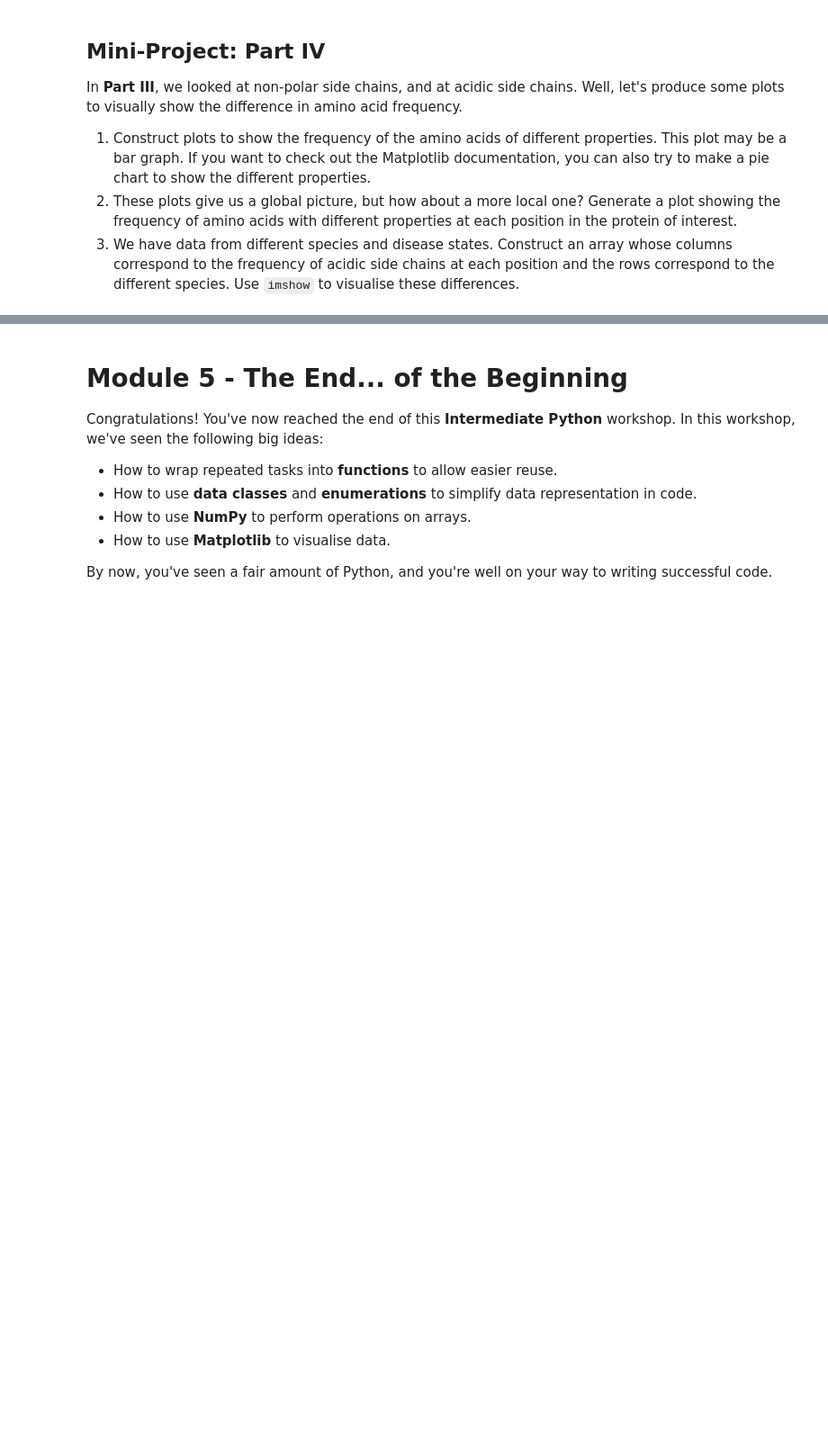
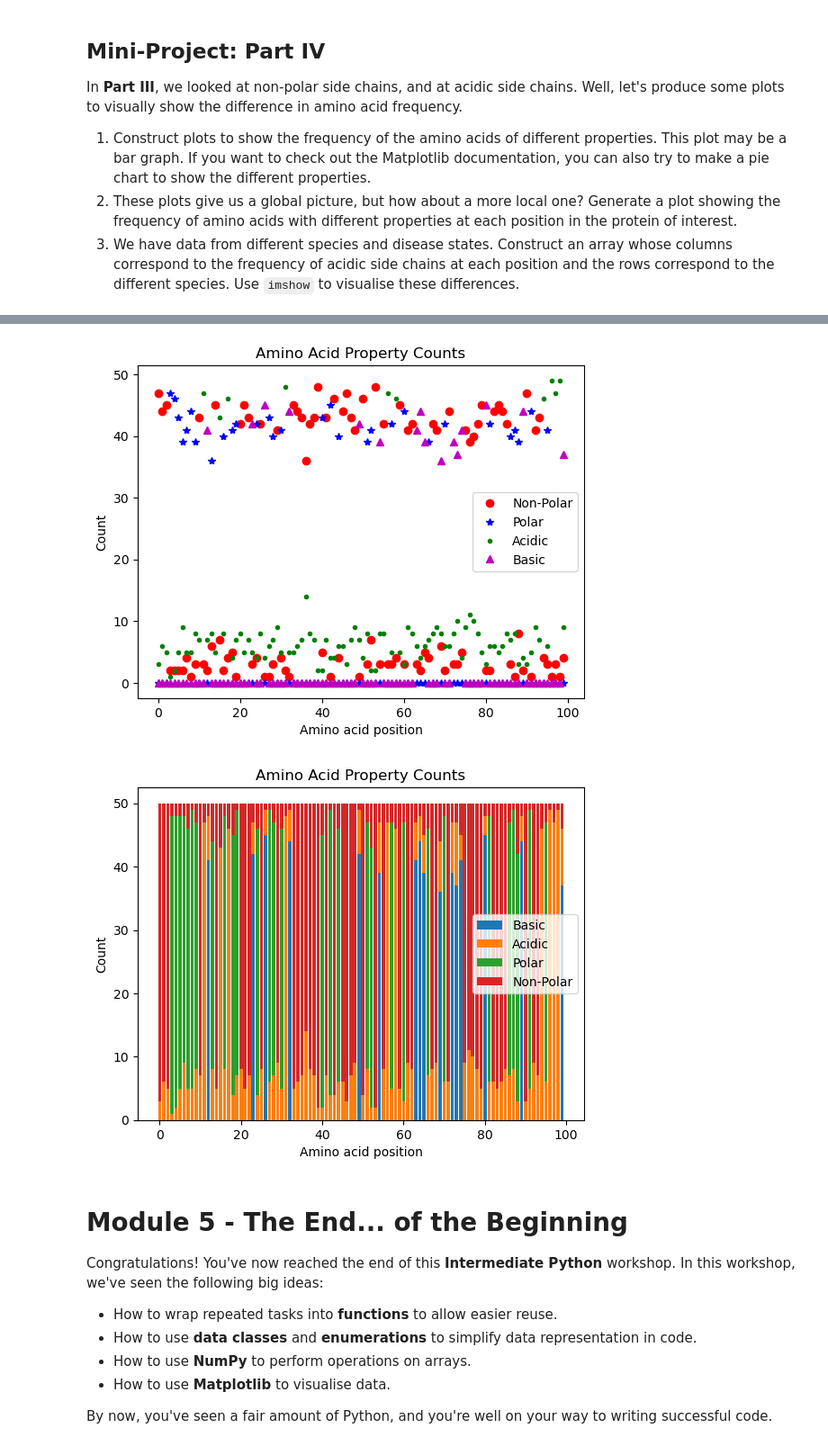
Before and after one commit to bzrudski/micm_intermediate_python_summer_2024, a Jupyter notebook: solutions/BenjaminRudskiIntermediatePython.ipynb, the cells around one changed output, grey strips where cells are left out. Shown at 90% size. Cells and saved outputs as stored; diff of their text form; code cells hidden in the pictures; blank space fills up the shorter version.

Commit message:
Add solutions to mini-project 4.

```diff
--- a/solutions/BenjaminRudskiIntermediatePython.ipynb
+++ b/solutions/BenjaminRudskiIntermediatePython.ipynb
@@ -2571,3 +2613,67 @@ In **Part III**, we looked at non-polar side chains, and at acidic side chains.
+# %%
+# Part 2: Let's use what we computed in Mini-Project III
+non_polar_array = np.zeros((len(sequences), len(sequences[0])))
+polar_array = np.zeros((len(sequences), len(sequences[0])))
+acidic_array = np.zeros((len(sequences), len(sequences[0])))
+basic_array = np.zeros((len(sequences), len(sequences[0])))
+
+for i, seq in enumerate(sequences):
+    for j, aa in enumerate(sequences[i]):
+        if aa in AMINO_ACID_PROPERTIES["NON_POLAR"]:
+            non_polar_array[i, j] = 1
+        elif aa in AMINO_ACID_PROPERTIES["POLAR"]:
+            polar_array[i, j] += 1
+        elif aa in AMINO_ACID_PROPERTIES["ACIDIC"]:
+            acidic_array[i, j] += 1
+        else:
+            basic_array[i, j] += 1
+
+# Now, compute the sum in each column
+non_polar_counts = non_polar_array.sum(axis=0)
+polar_counts = polar_array.sum(axis=0)
+acidic_counts = acidic_array.sum(axis=0)
+basic_counts = basic_array.sum(axis=0)
+
+# And now, generate a plot showing these counts on the y axis
+
+# Option 1: Line graph
+plt.plot(non_polar_counts, "ro", label="Non-Polar")
+plt.plot(polar_counts, "b*", label="Polar")
+plt.plot(acidic_counts, "g.", label="Acidic")
+plt.plot(basic_counts, "m^", label="Basic")
+plt.legend()
+plt.xlabel("Amino acid position")
+plt.ylabel("Count")
+plt.title("Amino Acid Property Counts")
+
+plt.show()
+
+# Option 2: Bar graph
+# As per the documentation, we can easily stack!
+x_positions = np.arange(len(polar_counts))
+bar_heights = {
+    "Basic": basic_counts,
+    "Acidic": acidic_counts,
+    "Polar": polar_counts,
+    "Non-Polar": non_polar_counts
+}
+
+# Need to set the bottom!
+bottom = np.zeros(len(x_positions))
+
+for prop in bar_heights.keys():
+    counts = bar_heights[prop]
+    plt.bar(x_positions, counts, label=prop, bottom=bottom)
+    bottom += counts
+plt.legend()
+plt.xlabel("Amino acid position")
+plt.ylabel("Count")
+plt.title("Amino Acid Property Counts")
+
+plt.show()
+# %% [output]
+[figure, added]
+[figure, added]
 # %% [markdown]
 # Module 5 - The End... of the Beginning
 
```
Also changed, not shown: parts of 1 cell of this notebook.
